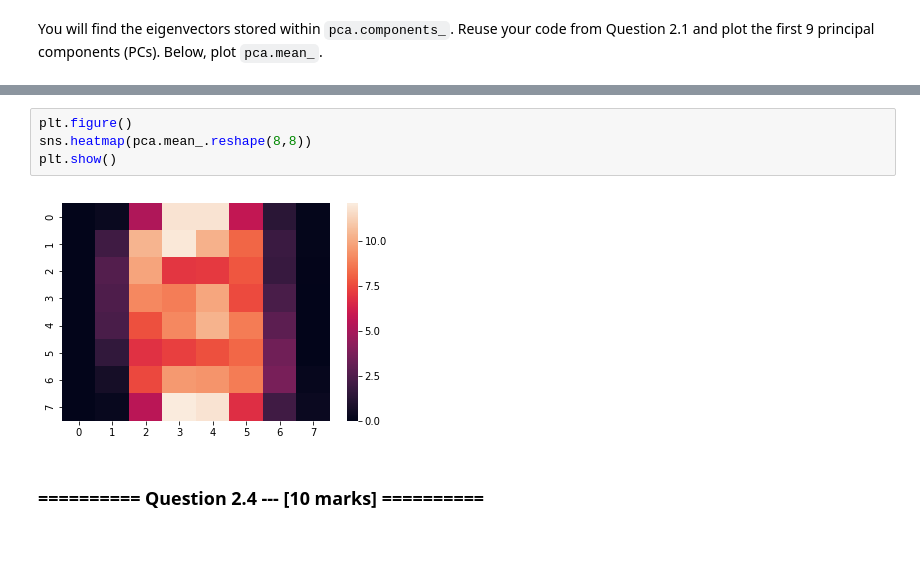
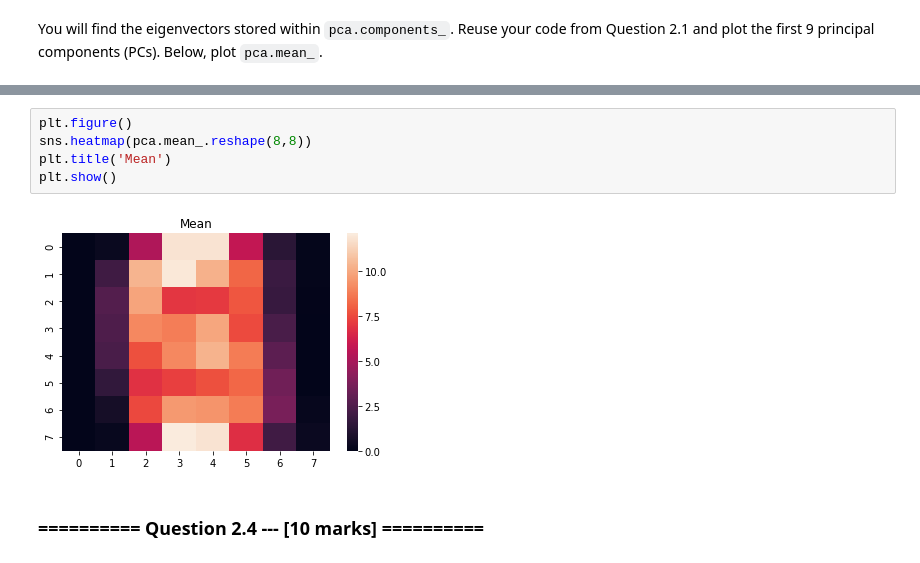
Before and after one commit to anirudhgangwal/IAML, a Jupyter notebook: 09_Assignment_4.ipynb, the cells around one changed output, grey strips where cells are left out. Cells and saved outputs as stored; diff of their text form.

```diff
--- a/09_Assignment_4.ipynb
+++ b/09_Assignment_4.ipynb
@@ -690,9 +688,10 @@ for component in pca.components_[:9]:
 # %%
 plt.figure()
 sns.heatmap(pca.mean_.reshape(8,8))
+plt.title('Mean')
 plt.show()
 # %% [output]
-[figure, old version]
+[figure, new version]
 # %% [markdown]
 ### ========== Question 2.4 --- [10 marks] ==========
 # %% [markdown]
```
Also changed, not shown: parts of 9 cells of this notebook, 2 other files.
